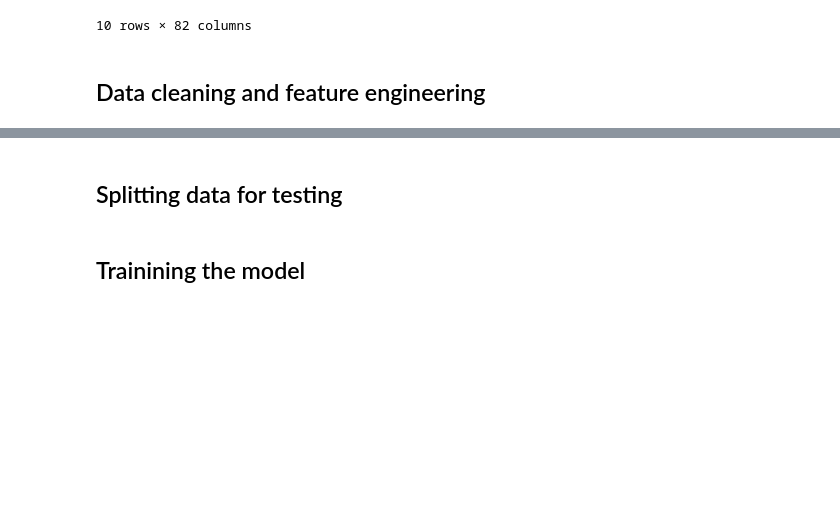
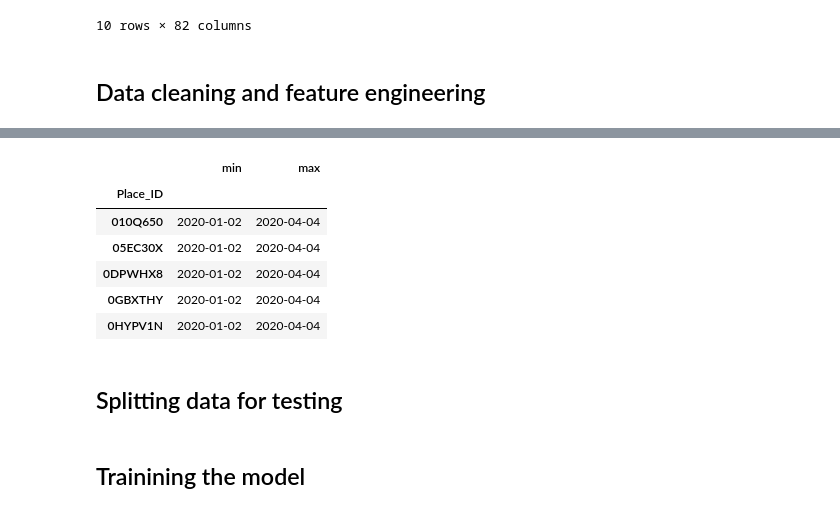
Before and after one commit to ilacosta14/Urban-Air-Pollution, a Jupyter notebook: Air_Poll.ipynb, the cells around one changed output, grey strips where cells are left out. Drawn from its saved outputs; the diff is of its cells as text; code cells hidden in the pictures; blank space fills up the shorter version.

```diff
--- a/Air_Poll.ipynb
+++ b/Air_Poll.ipynb
@@ -86,3 +158,13 @@ df_train.info()
+# %%
+df_train.groupby("Place_ID")["Date"].agg(["min", "max"]).head()
+# %% [output]
+|  | min | max |
+| Place_ID |  |  |
+| 010Q650 | 2020-01-02 | 2020-04-04 |
+| 05EC30X | 2020-01-02 | 2020-04-04 |
+| 0DPWHX8 | 2020-01-02 | 2020-04-04 |
+| 0GBXTHY | 2020-01-02 | 2020-04-04 |
+| 0HYPV1N | 2020-01-02 | 2020-04-04 |
 # %%
 # X =
 # %% [markdown]
```
Also changed, not shown: parts of 9 cells of this notebook.
